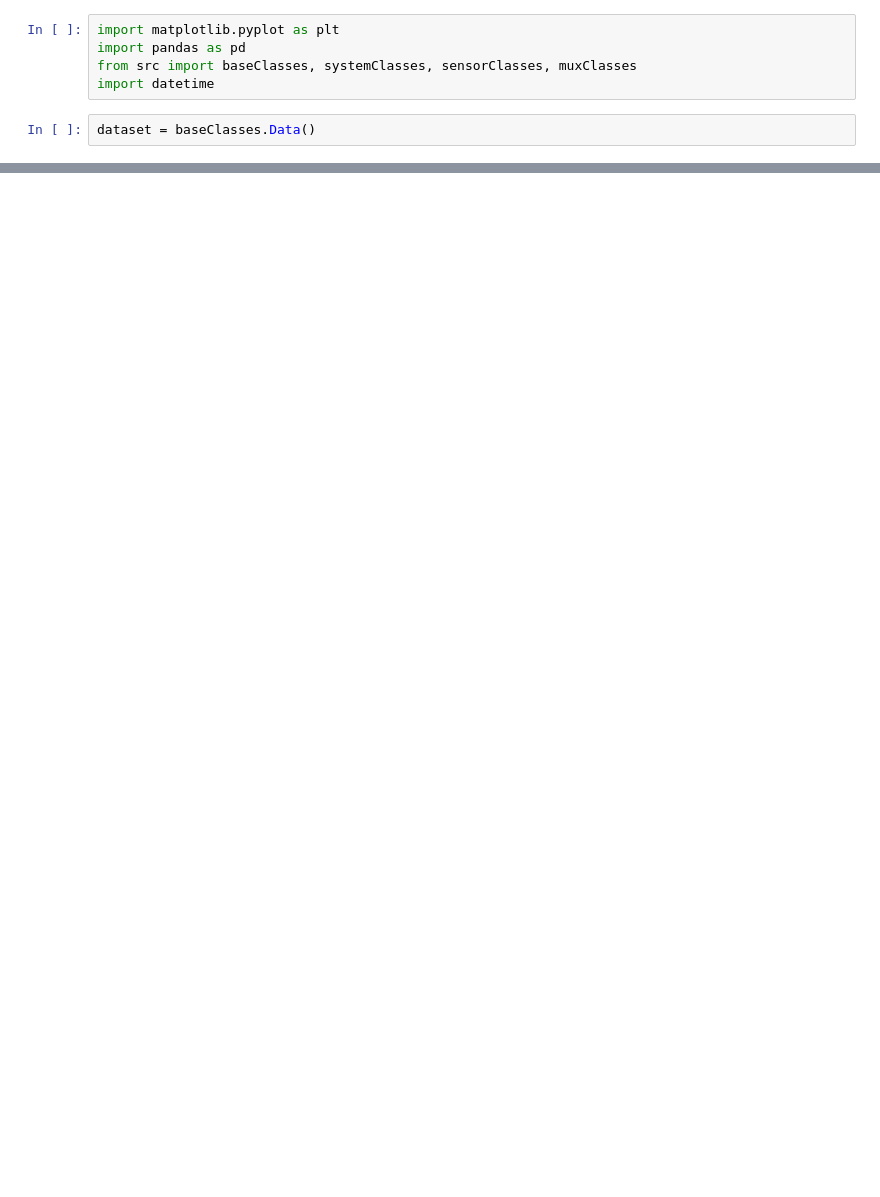
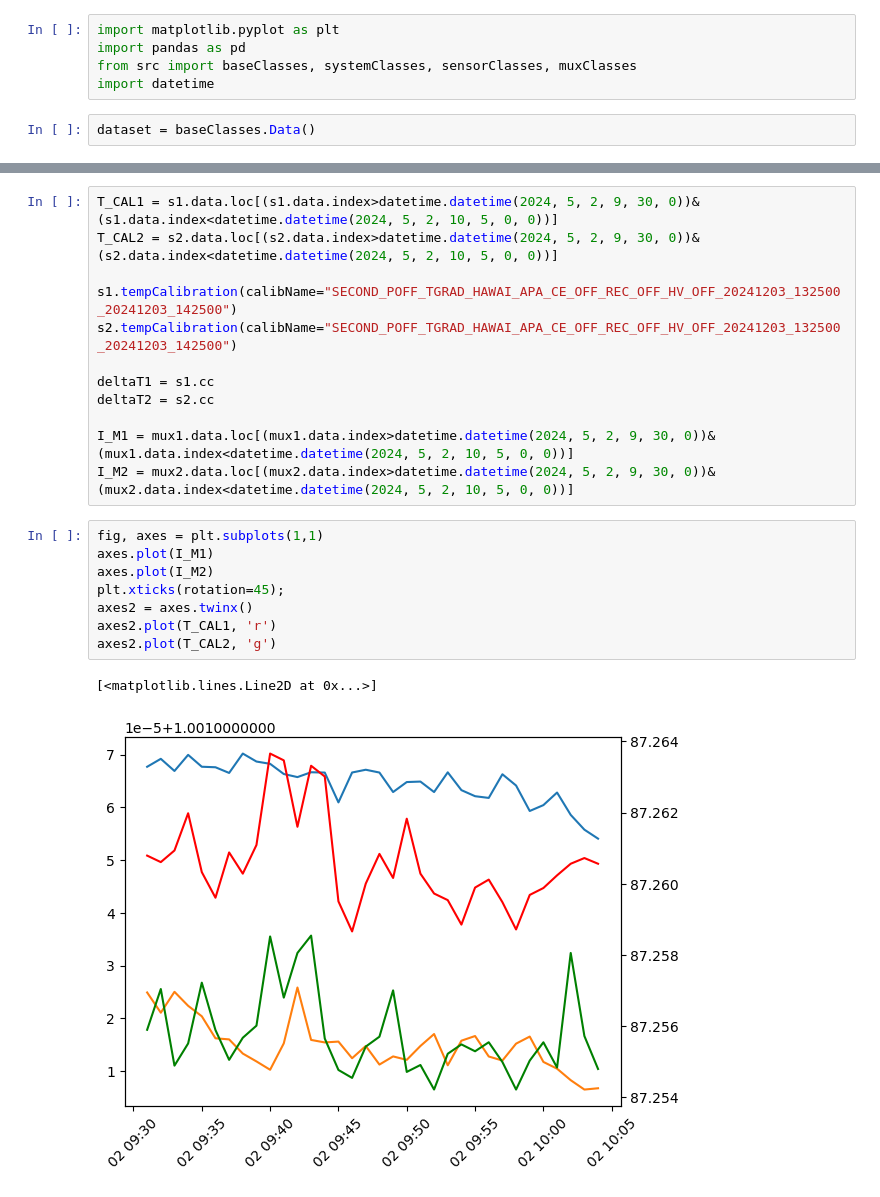
Before and after one commit to jcapo96/rtd, a Jupyter notebook: pdhd/ana/equalisation.ipynb, the cells around one changed output, grey strips where cells are left out. Cells and saved outputs as stored; diff of their text form; blank space fills up the shorter version.

```diff
--- a/pdhd/ana/equalisation.ipynb
+++ b/pdhd/ana/equalisation.ipynb
@@ -7,0 +35,23 @@ dataset = baseClasses.Data()
+# %%
+T_CAL1 = s1.data.loc[(s1.data.index>datetime.datetime(2024, 5, 2, 9, 30, 0))&(s1.data.index<datetime.datetime(2024, 5, 2, 10, 5, 0, 0))]
+T_CAL2 = s2.data.loc[(s2.data.index>datetime.datetime(2024, 5, 2, 9, 30, 0))&(s2.data.index<datetime.datetime(2024, 5, 2, 10, 5, 0, 0))]
+
+s1.tempCalibration(calibName="SECOND_POFF_TGRAD_HAWAI_APA_CE_OFF_REC_OFF_HV_OFF_20241203_132500_20241203_142500")
+s2.tempCalibration(calibName="SECOND_POFF_TGRAD_HAWAI_APA_CE_OFF_REC_OFF_HV_OFF_20241203_132500_20241203_142500")
+
+deltaT1 = s1.cc
+deltaT2 = s2.cc
+
+I_M1 = mux1.data.loc[(mux1.data.index>datetime.datetime(2024, 5, 2, 9, 30, 0))&(mux1.data.index<datetime.datetime(2024, 5, 2, 10, 5, 0, 0))]
+I_M2 = mux2.data.loc[(mux2.data.index>datetime.datetime(2024, 5, 2, 9, 30, 0))&(mux2.data.index<datetime.datetime(2024, 5, 2, 10, 5, 0, 0))]
+# %%
+fig, axes = plt.subplots(1,1)
+axes.plot(I_M1)
+axes.plot(I_M2)
+plt.xticks(rotation=45);
+axes2 = axes.twinx()
+axes2.plot(T_CAL1, 'r')
+axes2.plot(T_CAL2, 'g')
+# %% [output]
+[<matplotlib.lines.Line2D at 0x...>]
+[figure, added]
```
Also changed, not shown: parts of 22 cells of this notebook, 29 other files.
